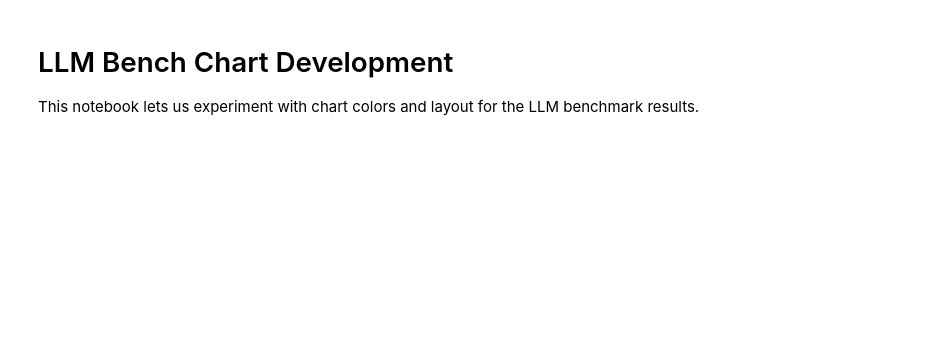
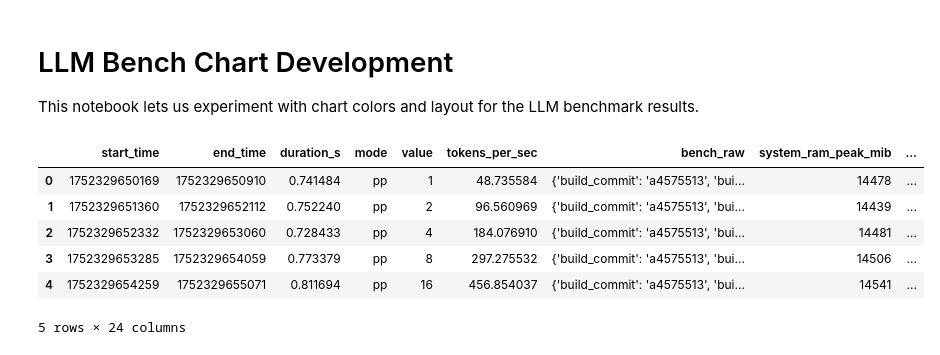
Before and after one commit to lhl/strix-halo-testing, a Jupyter notebook: llm-bench/dev-chart.ipynb, the cells around one changed output. Saved outputs shown, nothing was run; the diff lists cells and outputs as text; code cells hidden in the pictures; blank space fills up the shorter version.

```diff
--- a/llm-bench/dev-chart.ipynb
+++ b/llm-bench/dev-chart.ipynb
@@ -6,7 +6,15 @@ import pandas as pd
 import matplotlib.pyplot as plt
 from pathlib import Path
 # %%
-results = Path('llm-bench/llama-2-7b.Q4_0/results.jsonl')
+results = Path('llama-2-7b.Q4_0/results.jsonl')
 df = pd.read_json(results, orient='records', lines=True)
 df.head()
+# %% [output]
+|  | start_time | end_time | duration_s | mode | value | tokens_per_sec | bench_raw | system_ram_peak_mib | ... |
+| 0 | 1752329650169 | 1752329650910 | 0.741484 | pp | 1 | 48.735584 | {'build_commit': 'a4575513', 'bui... | 14478 | ... |
+| 1 | 1752329651360 | 1752329652112 | 0.752240 | pp | 2 | 96.560969 | {'build_commit': 'a4575513', 'bui... | 14439 | ... |
+| 2 | 1752329652332 | 1752329653060 | 0.728433 | pp | 4 | 184.076910 | {'build_commit': 'a4575513', 'bui... | 14481 | ... |
+| 3 | 1752329653285 | 1752329654059 | 0.773379 | pp | 8 | 297.275532 | {'build_commit': 'a4575513', 'bui... | 14506 | ... |
+| 4 | 1752329654259 | 1752329655071 | 0.811694 | pp | 16 | 456.854037 | {'build_commit': 'a4575513', 'bui... | 14541 | ... |
+5 rows × 24 columns
 # %%
```
Also changed, not shown: parts of 3 cells of this notebook.
